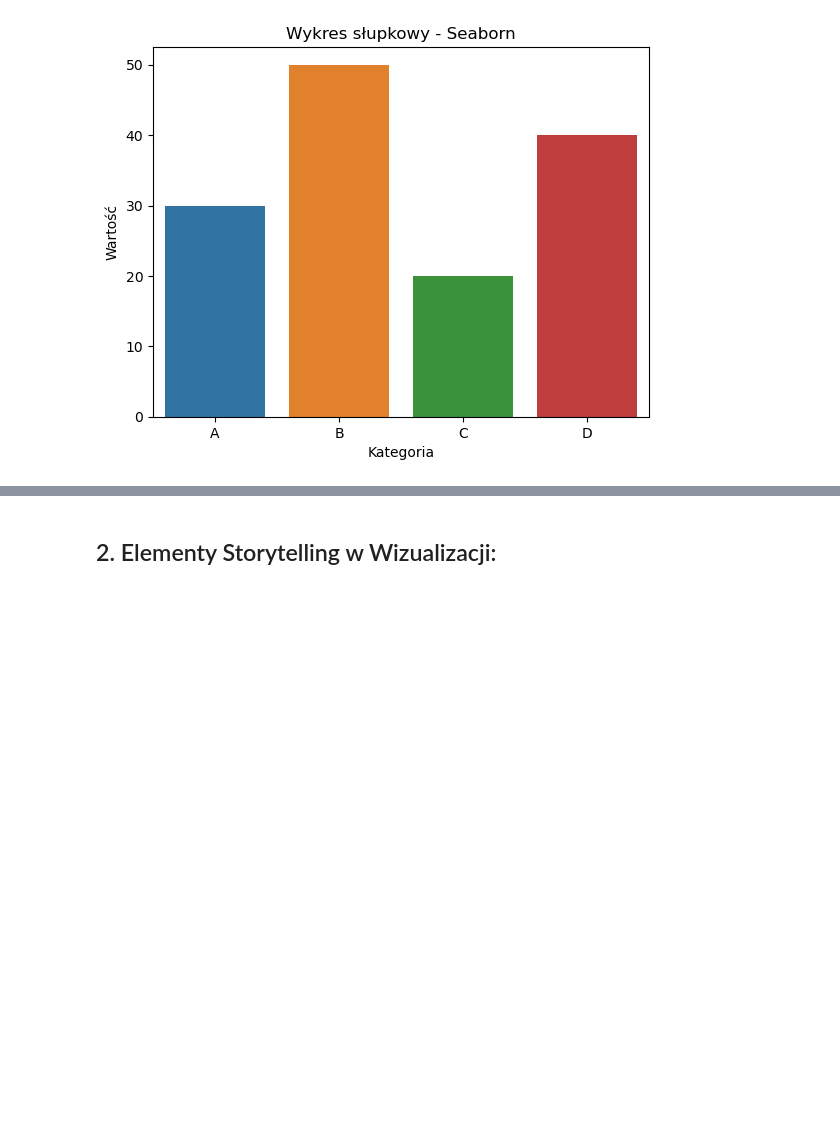
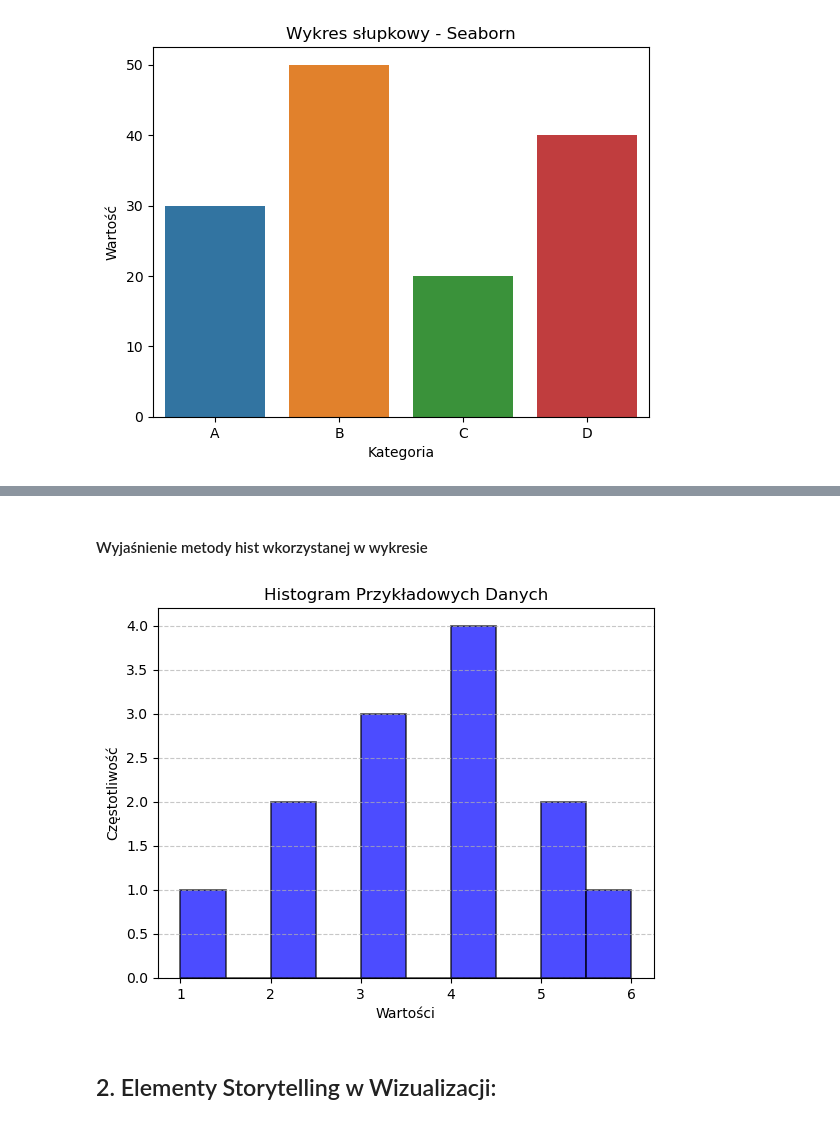
Before and after one commit to PabloPapito/szkoleniePythonDataScience, a Jupyter notebook: DayTwo/Wyklad/WizualizacjaDanychZMatplotlibISeaborn.ipynb, the cells around one changed output, grey strips where cells are left out. Drawn from its saved outputs; the diff is of its cells as text; code cells hidden in the pictures; blank space fills up the shorter version.

```diff
--- a/DayTwo/Wyklad/WizualizacjaDanychZMatplotlibISeaborn.ipynb
+++ b/DayTwo/Wyklad/WizualizacjaDanychZMatplotlibISeaborn.ipynb
@@ -32,3 +83,38 @@ plt.show()
+# %% [markdown]
+#### Wyjaśnienie metody hist wkorzystanej w wykresie
+# %%
+# Rozłożenie metody plt.hist()
+import matplotlib.pyplot as plt
+
+# Dane do stworzenia histogramu
+data = [1, 2, 2, 3, 3, 3, 4, 4, 4, 4, 5, 5, 6]
+
+# Tworzenie histogramu
+plt.hist(
+    x=data,               # Dane wejściowe (lista lub tablica)
+    bins=10,              # Liczba przedziałów (słupków)
+    range=(1, 6),         # Zakres wartości, które chcemy uwzględnić
+    density=False,        # Jeśli True, znormalizuje histogram do formy gęstości prawdopodobieństwa
+    cumulative=False,     # Jeśli True, zwróci histogram kumulacyjny
+    color='blue',         # Kolor histogramu
+    alpha=0.7,            # Przezroczystość histogramu (0 - całkowicie przeźroczysty, 1 - całkowicie nieprzeźroczysty)
+    edgecolor='black',    # Kolor krawędzi słupków
+    linewidth=1.2,        # Grubość krawędzi słupków
+    histtype='bar',       # Typ histogramu ('bar', 'barstacked', 'step', 'stepfilled')
+    align='mid',          # Wyrównanie słupków ('left', 'mid', 'right')
+    orientation='vertical' # Orientacja histogramu ('horizontal', 'vertical')
+)
+
+# Dodatkowe opcje do dostosowania wykresu
+plt.title('Histogram Przykładowych Danych')
+plt.xlabel('Wartości')
+plt.ylabel('Częstotliwość')
+plt.grid(axis='y', linestyle='--', alpha=0.7)
+
+# Wyświetlenie histogramu
+plt.show()
+# %% [output]
+[figure, added]
 # %% [markdown]
 ## 2. Elementy Storytelling w Wizualizacji:
 # %%
```
Also changed, not shown: parts of 4 cells of this notebook.
